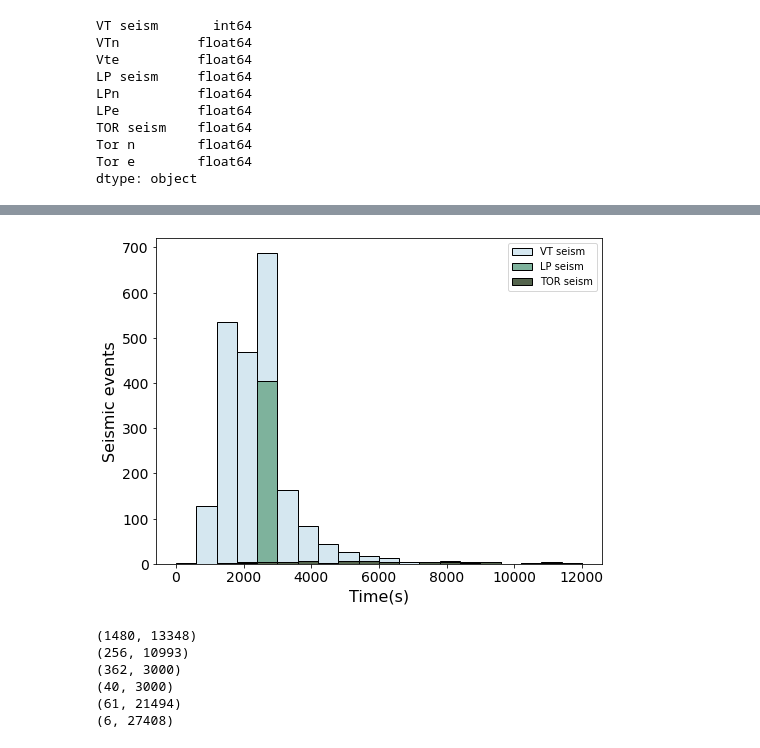
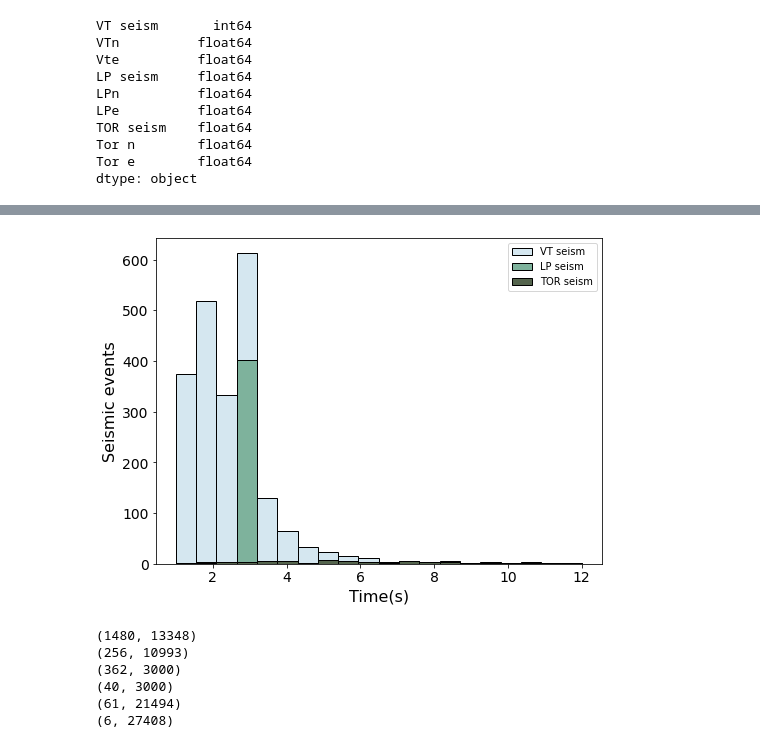
Before and after one commit to paulandrea0/Qualifica-PCA, a Jupyter notebook: CrossValidation_en_la_Copia_de_PCA_MLPercepton.ipynb, the cells around one changed output, grey strips where cells are left out. Drawn from its saved outputs; the diff is of its cells as text; code cells hidden in the pictures.

```diff
--- a/CrossValidation_en_la_Copia_de_PCA_MLPercepton.ipynb
+++ b/CrossValidation_en_la_Copia_de_PCA_MLPercepton.ipynb
@@ -88,23 +88,25 @@ Name: TOR seism, Length: 1736, dtype: float64)
 # %%
 from seaborn.rcmod import set_palette
 import seaborn as sns
 
+sis_segundos = tuple([x/1000.0 for x in sis])  # Convertir a segundos
+
 plt.figure(figsize = (8, 6))
 axes = plt.gca()
-sns.histplot(sis, binrange=(1,12000), bins=20, multiple="stack", palette=sns.cubehelix_palette(3, start=1.6), kde=False)
+sns.histplot(sis_segundos, binrange=(1,12), bins=20, multiple="stack", palette=sns.cubehelix_palette(3, start=1.6), kde=False)
 
 plt.ylabel('Seismic events')
 plt.xlabel('Time(s)')
 # plt.title('Distribution of seismic event duration')
 
 axes.title.set_size(20)
 axes.xaxis.label.set_size(16)
 axes.yaxis.label.set_size(16)
 axes.tick_params(axis='both', labelsize=14)
 plt.show()
-axes.figure.savefig('Histograma.tiff', dpi=400, format='tiff')
+axes.figure.savefig('Histograma.pdf', dpi=400, format='pdf')
 # %% [output]
-[figure, old version]
+[figure, new version]
 # %%
 # Creando función para retirar el offset de los datos en DataFrame
 def mean_norma(df_input):
```
Also changed, not shown: parts of 4 cells of this notebook.
